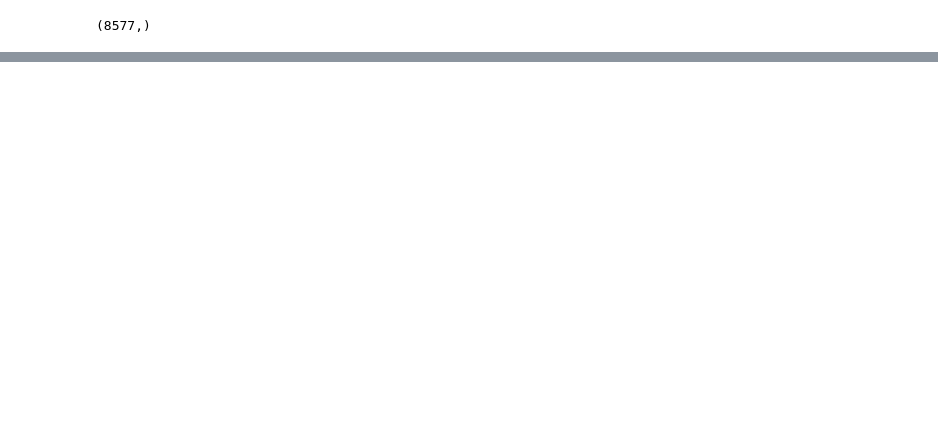
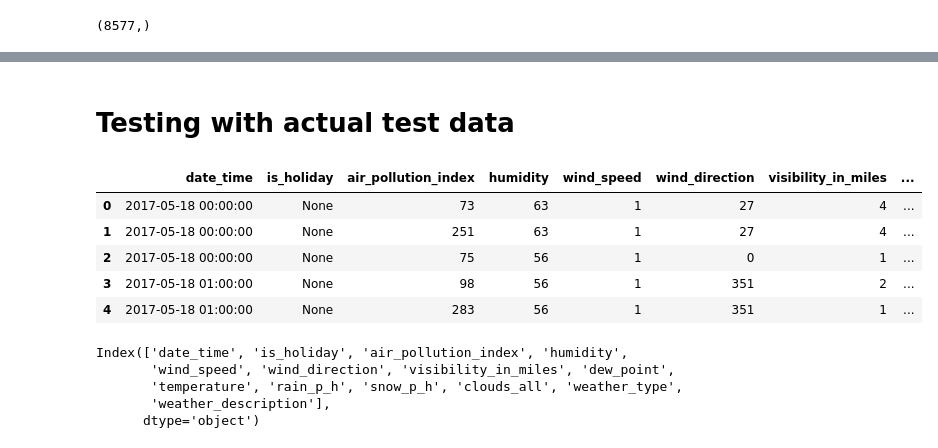
Before and after one commit to Vedant1202/traffic_prediction_sangam_2019, a Jupyter notebook: Training.ipynb, the cells around one changed output, grey strips where cells are left out. Drawn from its saved outputs; the diff is of its cells as text; code cells hidden in the pictures; blank space fills up the shorter version.

```diff
--- a/Training.ipynb
+++ b/Training.ipynb
@@ -512,0 +523,21 @@ np.sqrt(mean_squared_error(y_test, rf_preds_v1))
+# %% [markdown]
+# Testing with actual test data
+# %%
+test_df = pd.read_csv('./data/traffic/DataSets/Test.csv')
+# %%
+test_df.head()
+# %% [output]
+|  | date_time | is_holiday | air_pollution_index | humidity | wind_speed | wind_direction | visibility_in_miles | ... |
+| 0 | 2017-05-18 00:00:00 | None | 73 | 63 | 1 | 27 | 4 | ... |
+| 1 | 2017-05-18 00:00:00 | None | 251 | 63 | 1 | 27 | 4 | ... |
+| 2 | 2017-05-18 00:00:00 | None | 75 | 56 | 1 | 0 | 1 | ... |
+| 3 | 2017-05-18 01:00:00 | None | 98 | 56 | 1 | 351 | 2 | ... |
+| 4 | 2017-05-18 01:00:00 | None | 283 | 56 | 1 | 351 | 1 | ... |
+# %%
+test_df.columns
+# %% [output]
+Index(['date_time', 'is_holiday', 'air_pollution_index', 'humidity',
+       'wind_speed', 'wind_direction', 'visibility_in_miles', 'dew_point',
+       'temperature', 'rain_p_h', 'snow_p_h', 'clouds_all', 'weather_type',
+       'weather_description'],
+      dtype='object')
```
Also changed, not shown: parts of 39 cells of this notebook, 2 other files.
